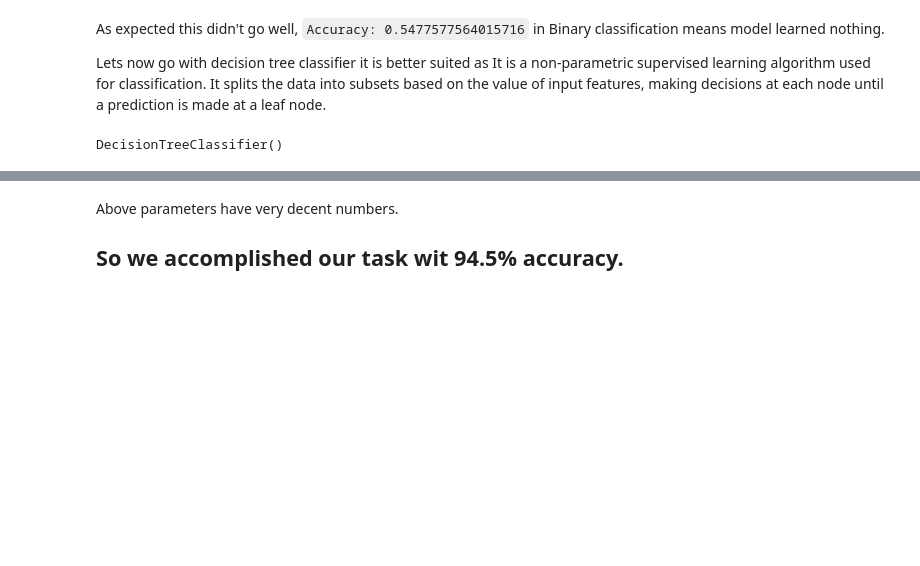
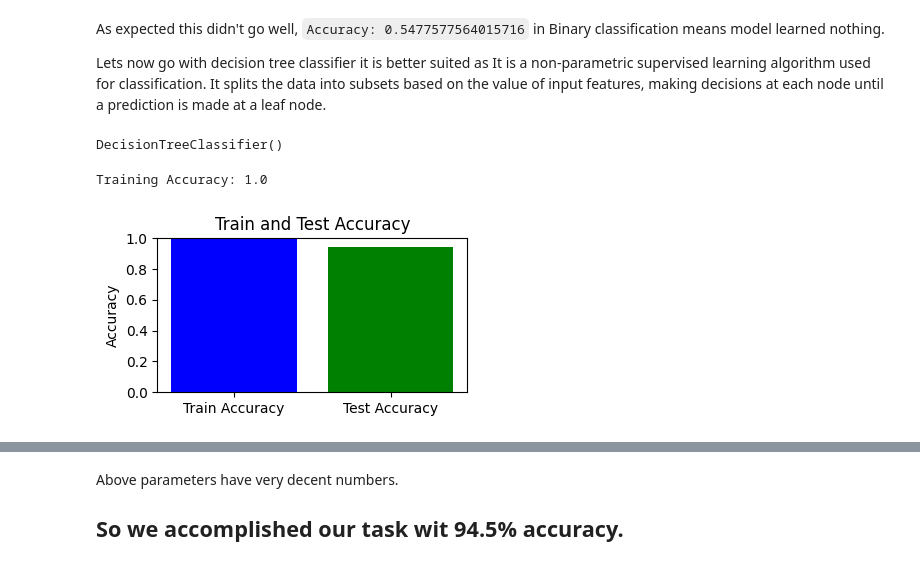
Before and after one commit to fx-manmeet/learn-ml-repo, a Jupyter notebook: Anomaly_detection_in_cellular_networks.ipynb, the cells around one changed output, grey strips where cells are left out. Drawn from its saved outputs; the diff is of its cells as text; code cells hidden in the pictures; blank space fills up the shorter version.

Commit message:
Updated training accuracy, graph and random forest

```diff
--- a/Anomaly_detection_in_cellular_networks.ipynb
+++ b/Anomaly_detection_in_cellular_networks.ipynb
@@ -256,3 +257,8 @@ classifier = DecisionTreeClassifier()
 classifier.fit(X_train, y_train)
 # %% [output]
 DecisionTreeClassifier()
+# %%
+training_accuracy = classifier.score(X_train, y_train)
+print(f"Training Accuracy: {training_accuracy}")
+# %% [output]
+Training Accuracy: 1.0
@@ -259,3 +267,15 @@ DecisionTreeClassifier()
+# %%
+testing_accuracy = classifier.score(X_test, y_test)
+
+# Plot the accuracies
+plt.figure(figsize=(4, 2))
+plt.bar(['Train Accuracy', 'Test Accuracy'], [training_accuracy, testing_accuracy], color=['blue', 'green'])
+plt.ylim(0, 1)
+plt.ylabel('Accuracy')
+plt.title('Train and Test Accuracy')
+plt.show()
+# %% [output]
+[figure, added]
 # %%
 y_pred_dt = classifier.predict(X_test)
 # %%
```
Also changed, not shown: parts of 12 cells of this notebook.
